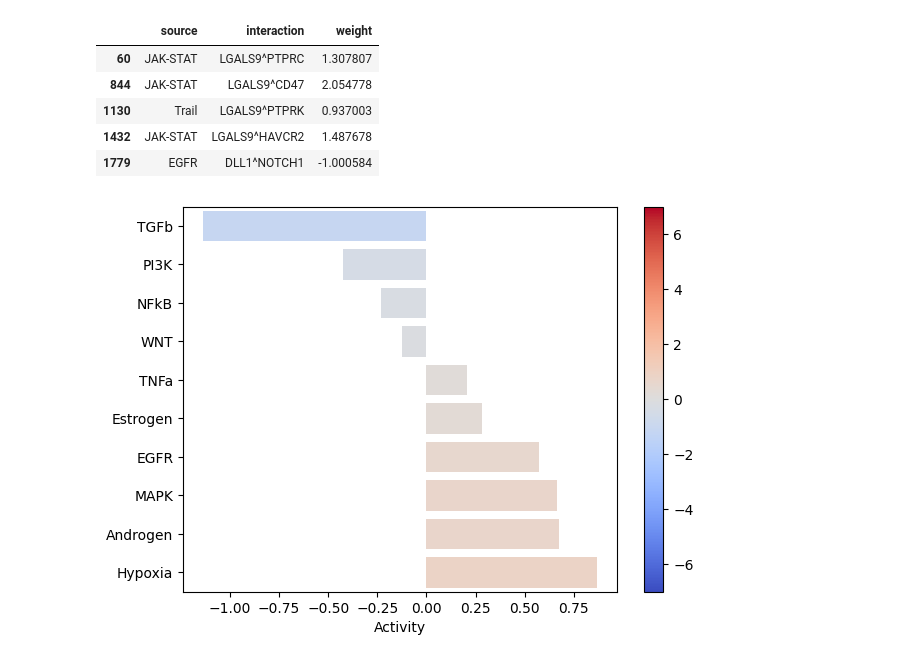
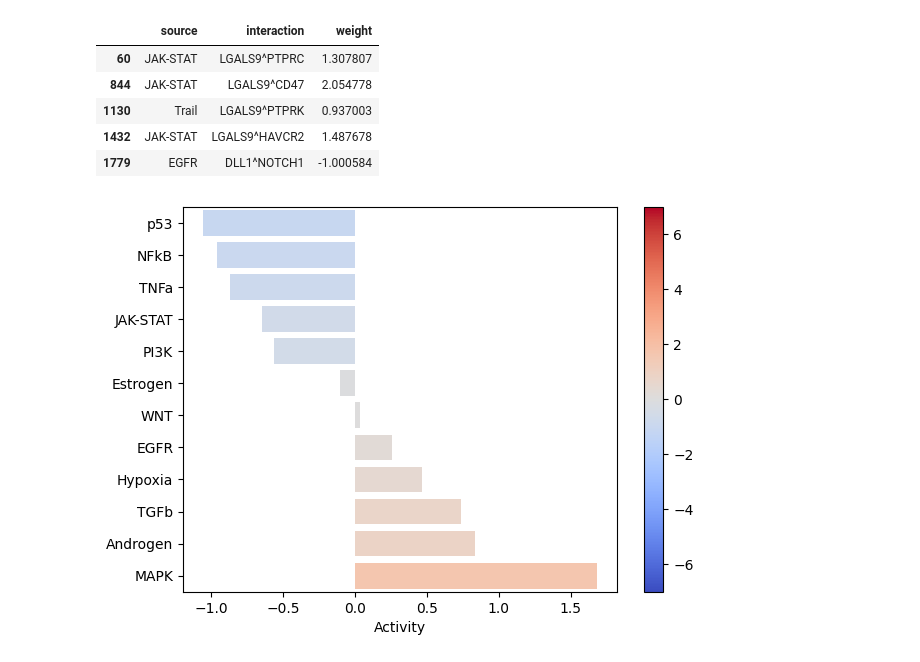
Before and after one commit to ignagarlav/Breast-Cancer-Heterogeneity, a Jupyter notebook: cell2cell/Cell2CellXLiana_Try.ipynb, the cells around one changed output. Cells and saved outputs as stored; diff of their text form; code cells hidden in the pictures.

Commit message:
updated cell2cell jupyer ntb

```diff
--- a/cell2cell/Cell2CellXLiana_Try.ipynb
+++ b/cell2cell/Cell2CellXLiana_Try.ipynb
@@ -42,8 +95,8 @@ AnnData object with n_obs × n_vars = 152319 × 18088
 # %%
-fraction = 0.1
-n_cells = int(fraction * adata.n_obs)
-random_indices = np.random.choice(adata.n_obs, size=n_cells, replace=False)
-adata_sub = adata[random_indices, :].copy()
+#fraction = 0.1
+#n_cells = int(fraction * adata.n_obs)
+#random_indices = np.random.choice(adata.n_obs, size=n_cells, replace=False)
+#adata_sub = adata[random_indices, :].copy()
 # %%
-adata_sub.obs['context'] = adata_sub.obs.batch.astype(str) + adata_sub.obs.subtype.astype(str)
+adata_analysis.obs['context'] = adata_analysis.obs.batch.astype(str) + adata_analysis.obs.subtype.astype(str)
 # %%
@@ -236,0 +293,5 @@ Running Tensor Factorization
+# %%
+import pickle
+
+with open('/home/igarzonalva/Proyecto_SC_TNBC/GSE161529/liana_data/initial_tensor.pkl', 'rb') as f:
+    initial_tensor = pickle.load(f)
@@ -236,0 +309,5 @@ Running Tensor Factorization
+# %%
+import pickle
+
+with open('/home/igarzonalva/Proyecto_SC_TNBC/GSE161529/liana_data/cell2cell_tensor.pkl', 'rb') as f:
+    tensor = pickle.load(f)
@@ -346,6 +462,6 @@ lr_progeny.head()
 # run enrichment analysis
 estimate, pvals = dc.run_ulm(lr_loadings.transpose(), lr_progeny, source="source", target="interaction", use_raw=False)
 # %%
-dc.plot_barplot(estimate, 'Factor 3', vertical=True, cmap='coolwarm', vmin=-7, vmax=7)
+dc.plot_barplot(estimate, 'Factor 2', vertical=True, cmap='coolwarm', vmin=-7, vmax=7)
 # %% [output]
-[figure, old version]
+[figure, new version]
```
Also changed, not shown: parts of 29 cells of this notebook, 2 other files.
